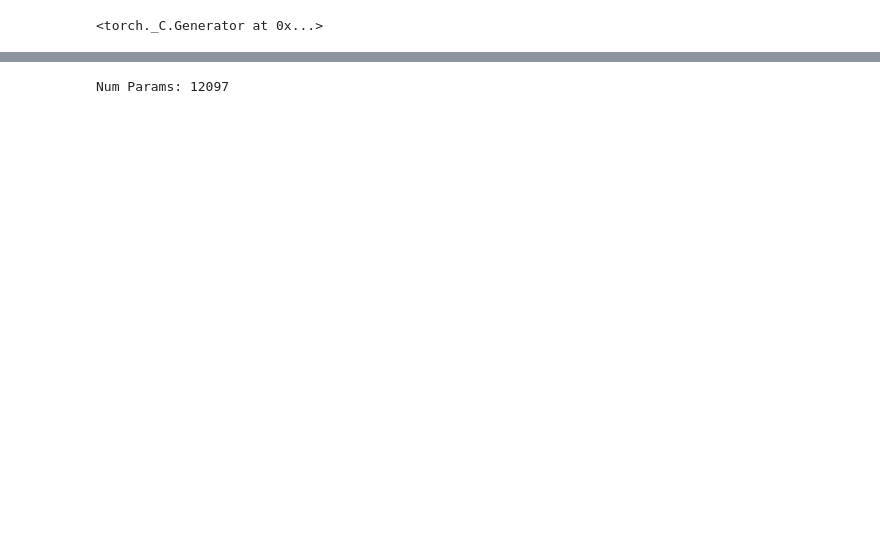
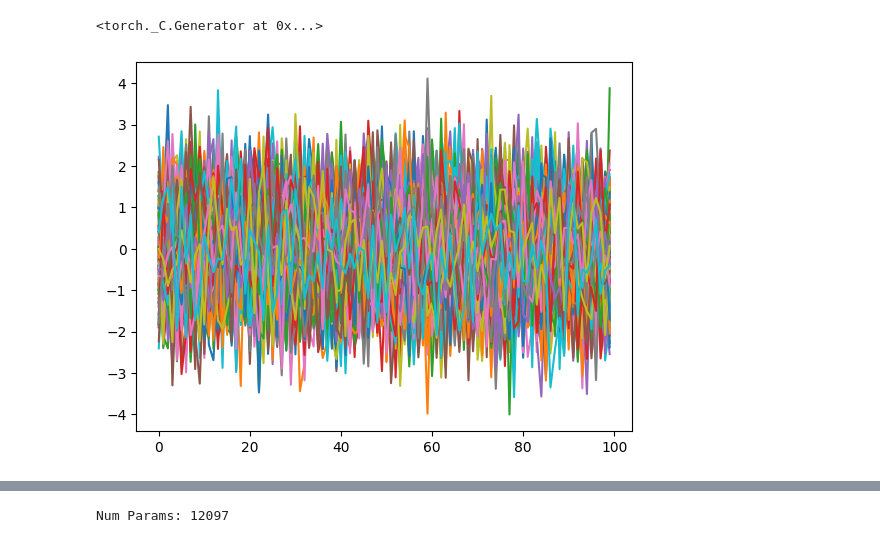
Before and after one commit to ryan-mangeno/seq-gen-torch, a Jupyter notebook: makemore_wavenet.ipynb, the cells around one changed output, grey strips where cells are left out. Saved outputs shown, nothing was run; the diff lists cells and outputs as text; code cells hidden in the pictures; blank space fills up the shorter version.

```diff
--- a/makemore_wavenet.ipynb
+++ b/makemore_wavenet.ipynb
@@ -242,0 +253,11 @@ kai = Linear(32, 27)
+# %%
+no_init = torch.randn(100, 200)
+xav = Linear(100, 200, 'xavier')
+kai = Linear(100, 200, 'kaiming')
+glor = Linear(100, 200, 'glorot')
+
+# to make metrics on comparing different inits
+# %%
+plt.plot(no_init);
+# %% [output]
+[figure, added]
```
Also changed, not shown: parts of 12 cells of this notebook.
